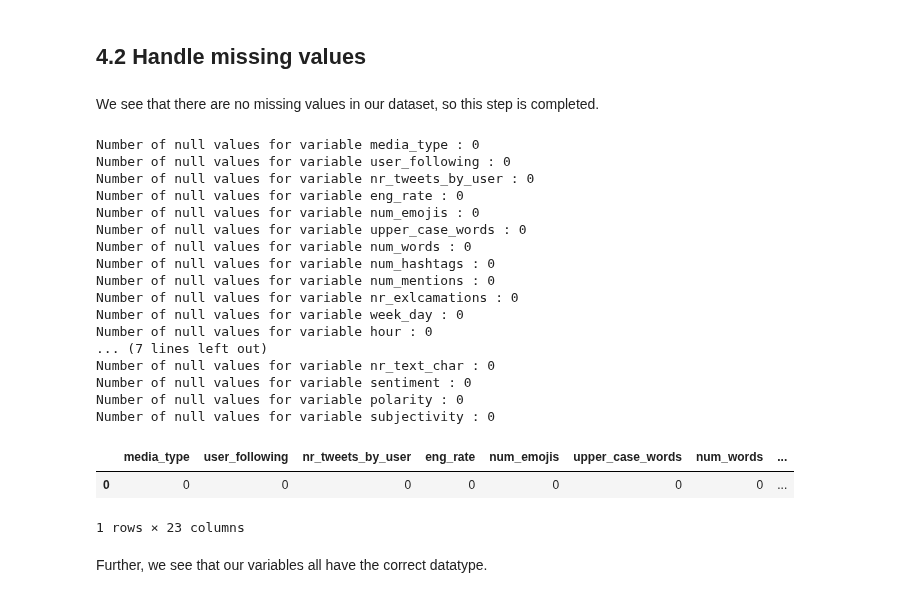
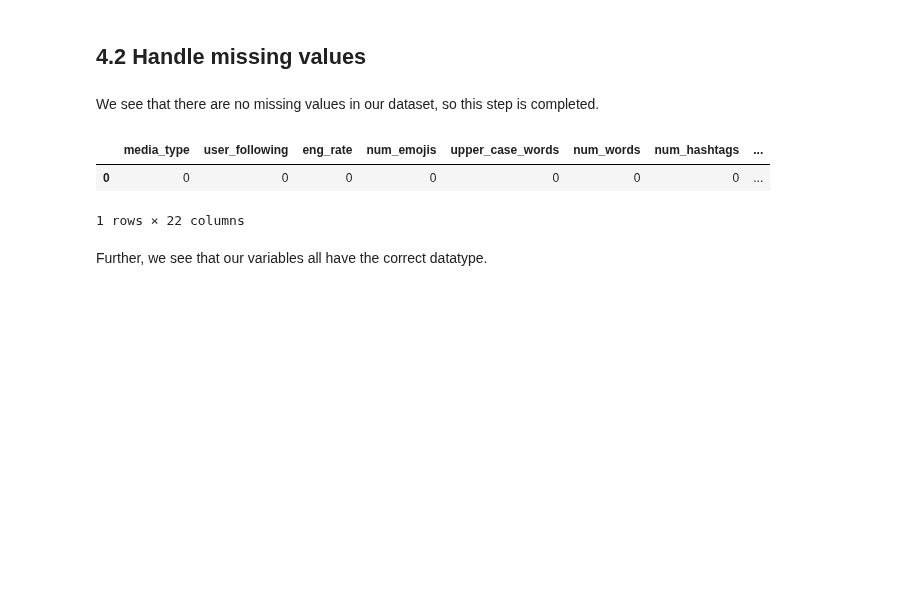
Before and after one commit to atyvaert/big-data, a Jupyter notebook: src/Models/Engagement rate versie 2.ipynb, the cells around one changed output. Saved outputs shown, nothing was run; the diff lists cells and outputs as text; code cells hidden in the pictures; blank space fills up the shorter version.

```diff
--- a/src/Models/Engagement rate versie 2.ipynb
+++ b/src/Models/Engagement rate versie 2.ipynb
@@ -125,8 +127,7 @@ basetable_engr = df_json.select(F.col('created_at').alias('tweet_created'), \
                                    F.col('user.followers_count').alias('user_followers'), \
                                    F.col('user.friends_count').alias('user_following'), \
                                    F.col('user.verified').alias('user_verified'), \
-                                   F.col("user.screen_name"), \
-                                   F.col('user.statuses_count').alias('nr_tweets_by_user'))
+                                   F.col("user.screen_name"))
 # %% [markdown]
 Next, we perform some basic preprocessing steps on this dataset.
 # %%
@@ -591,36 +567,12 @@ only showing top 5 rows
 # %% [markdown]
 We see that there are no missing values in our dataset, so this step is completed.
 # %%
-# check number of missing values per column
-for col in basetable_engr_final.columns:
-
-    # look at the perecentage of null values
-    print("Number of null values for variable", col,":", basetable_engr_final.filter(F.col(col).isNull()).count())
+# check missing values (also null values were checked but are not shown)
+basetable_engr_final.select([F.count(F.when(F.isnan(c), c)).alias(c) for c in basetable_engr_final.columns]).toPandas().head()
 # %% [output]
+|  | media_type | user_following | eng_rate | num_emojis | upper_case_words | num_words | num_hashtags | ... |
+| 0 | 0 | 0 | 0 | 0 | 0 | 0 | 0 | ... |
-Number of null values for variable media_type : 0
-Number of null values for variable user_following : 0
-Number of null values for variable nr_tweets_by_user : 0
-Number of null values for variable eng_rate : 0
-Number of null values for variable num_emojis : 0
-Number of null values for variable upper_case_words : 0
-Number of null values for variable num_words : 0
-Number of null values for variable num_hashtags : 0
-Number of null values for variable num_mentions : 0
-Number of null values for variable nr_exlcamations : 0
-Number of null values for variable week_day : 0
-Number of null values for variable hour : 0
-... (7 lines left out)
-Number of null values for variable nr_text_char : 0
-Number of null values for variable sentiment : 0
-Number of null values for variable polarity : 0
-Number of null values for variable subjectivity : 0
+1 rows × 22 columns
-# %%
-# check missing values
-basetable_engr_final.select([F.count(F.when(F.isnan(c), c)).alias(c) for c in basetable_engr_final.columns]).toPandas().head()
-# %% [output]
-|  | media_type | user_following | nr_tweets_by_user | eng_rate | num_emojis | upper_case_words | num_words | ... |
-| 0 | 0 | 0 | 0 | 0 | 0 | 0 | 0 | ... |
-1 rows × 23 columns
 # %% [markdown]
 Further, we see that our variables all have the correct datatype.
 # %% [markdown]
```
Also changed, not shown: parts of 175 cells of this notebook.
